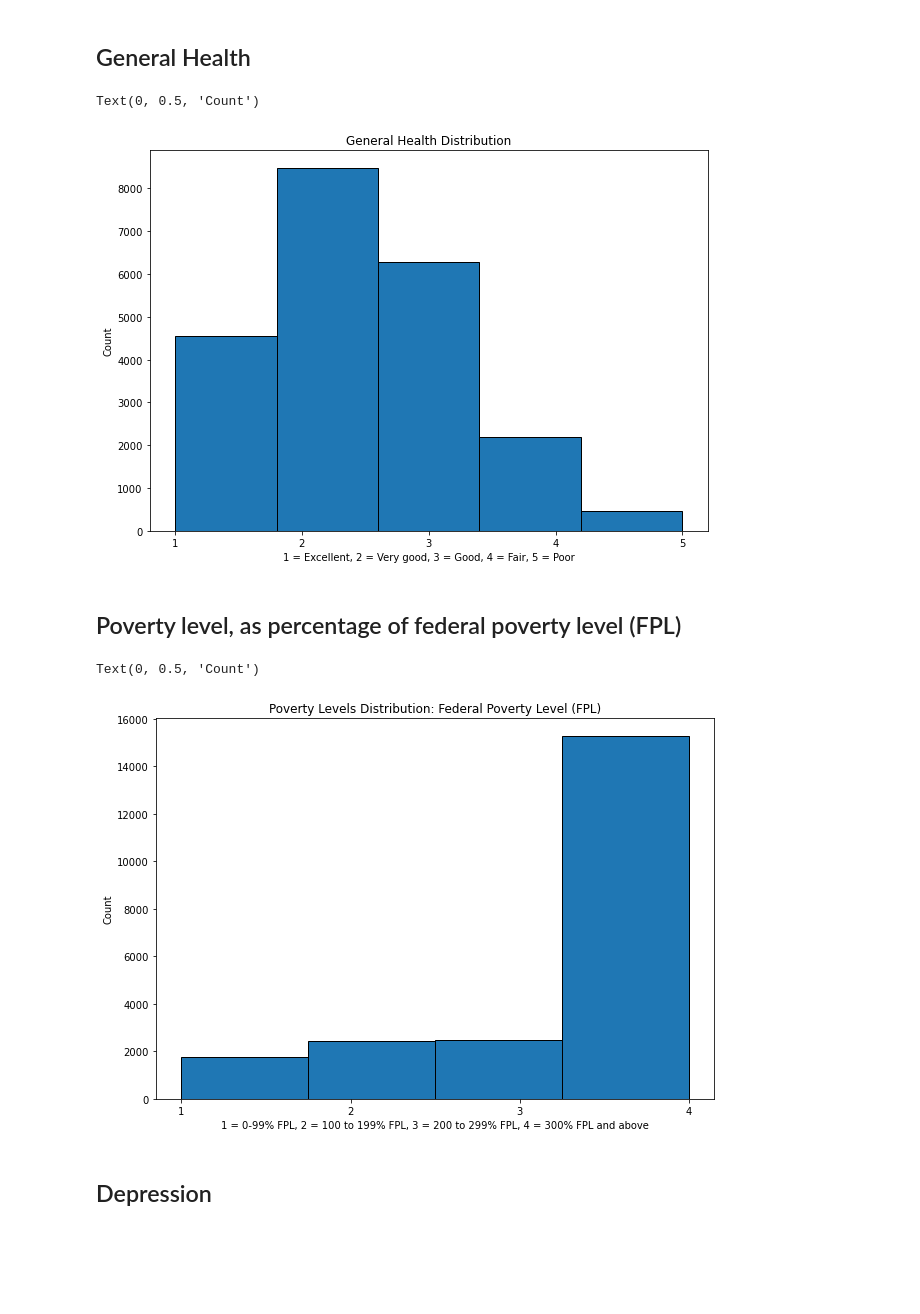
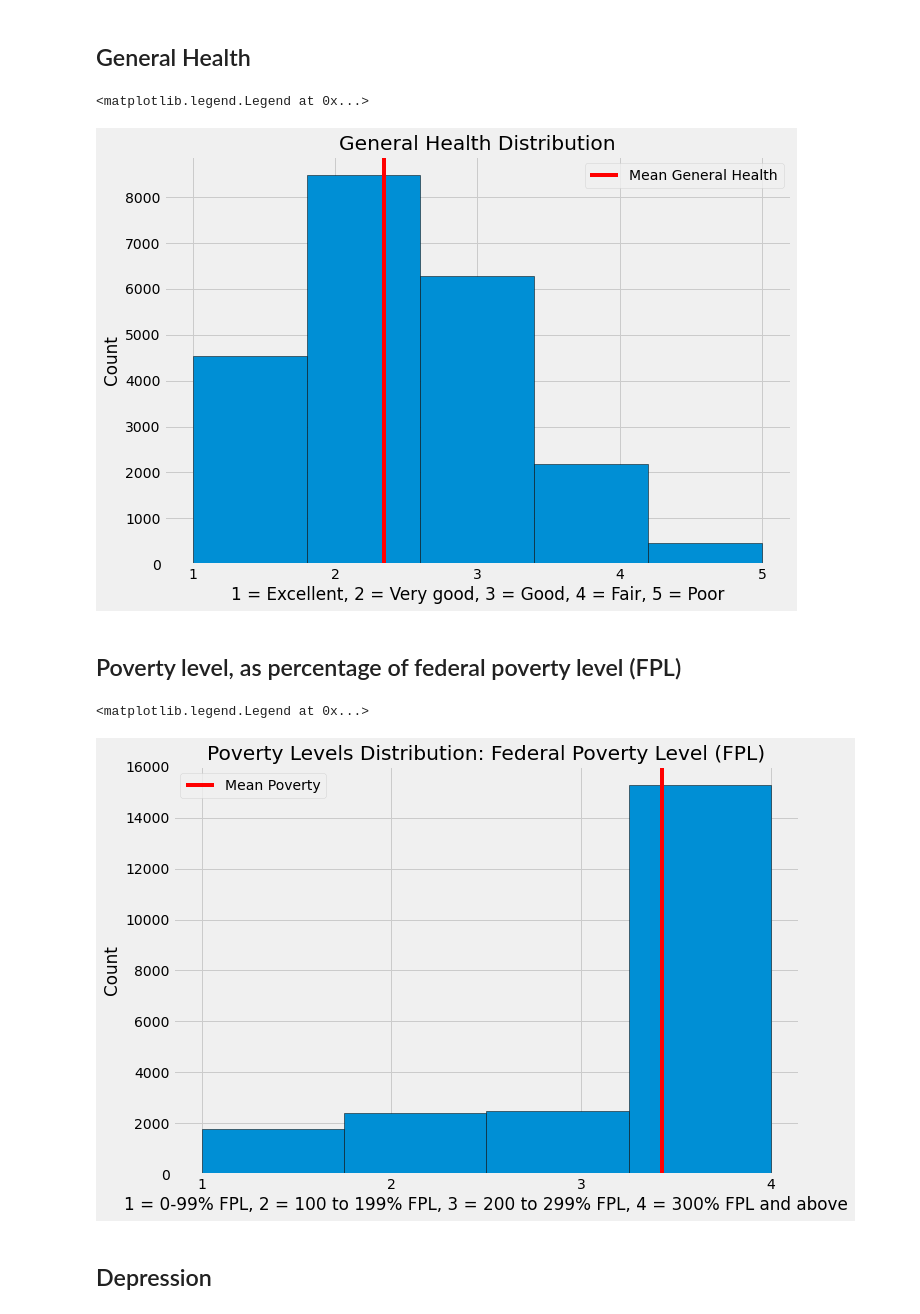
Before and after one commit to danlagos/ANA500---Week-2, a Jupyter notebook: Lagos Week 2.ipynb, the cells around one changed output. Cells and saved outputs as stored; diff of their text form; code cells hidden in the pictures; blank space fills up the shorter version.

```diff
--- a/Lagos Week 2.ipynb
+++ b/Lagos Week 2.ipynb
@@ -142,10 +133,15 @@ df.describe()
 # %% [markdown]
 ## Current smoking habits
 # %%
+smoking_mean=2.638307
+smoking_color='red'
 plt.figure(figsize=(10,7))
+plt.style.use('fivethirtyeight')
 plt.hist(df['SMOKING'], bins=3, edgecolor='black')
 plt.title("Current Smoking Habits Distribution")
 plt.xlabel('1 = Currently Smoke, 2 = Quite Smoking, 3 = Never Smoked')
 plt.xticks([1, 2, 3])
 plt.ylabel('Count')
+plt.axvline(smoking_mean, color=smoking_color, label='Mean Smoking')
+plt.legend()
 # %% [output]
@@ -155,27 +151,37 @@ Text(0, 0.5, 'Count')
 ## General Health
 # %%
 #g_h_labels = ['1:excellent', '2:very good', '3: good', '4: fair', '5: poor']
+gen_health_mean=2.341232
+gen_health_color='red'
 plt.figure(figsize=(10,7))
+plt.style.use('fivethirtyeight')
 plt.hist(df['AB1'], bins=5, edgecolor='black')
 plt.title("General Health Distribution")
 plt.xlabel('1 = Excellent, 2 = Very good, 3 = Good, 4 = Fair, 5 = Poor')
 plt.xticks([1, 2, 3, 4, 5])
 plt.ylabel('Count')
+plt.axvline(gen_health_mean, color=gen_health_color, label='Mean General Health')
+plt.legend()
 # %% [output]
-Text(0, 0.5, 'Count')
+<matplotlib.legend.Legend at 0x...>
-[figure, old version]
+[figure, new version]
 # %% [markdown]
 ## Poverty level, as percentage of federal poverty level (FPL)
 # %%
+poverty_mean=3.423943
+poverty_color='red'
 plt.figure(figsize=(10,7))
+plt.style.use('fivethirtyeight')
 plt.hist(df['POVLL'], bins=4, edgecolor='black')
 plt.title("Poverty Levels Distribution: Federal Poverty Level (FPL)")
 plt.xlabel('1 = 0-99% FPL, 2 = 100 to 199% FPL, 3 = 200 to 299% FPL, 4 = 300% FPL and above')
 plt.xticks([1, 2, 3, 4])
 plt.ylabel('Count')
+plt.axvline(poverty_mean, color=poverty_color, label='Mean Poverty')
+plt.legend()
 # %% [output]
-Text(0, 0.5, 'Count')
+<matplotlib.legend.Legend at 0x...>
-[figure, old version]
+[figure, new version]
 # %% [markdown]
 ## Depression
 # %%
```
Also changed, not shown: parts of 10 cells of this notebook, 1 other file.
